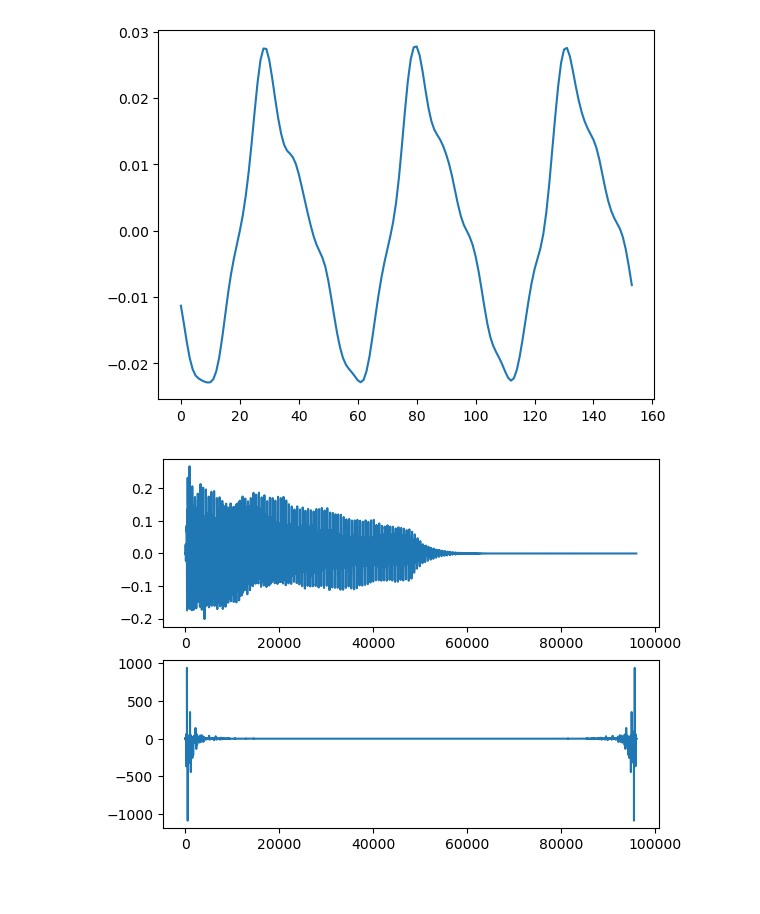
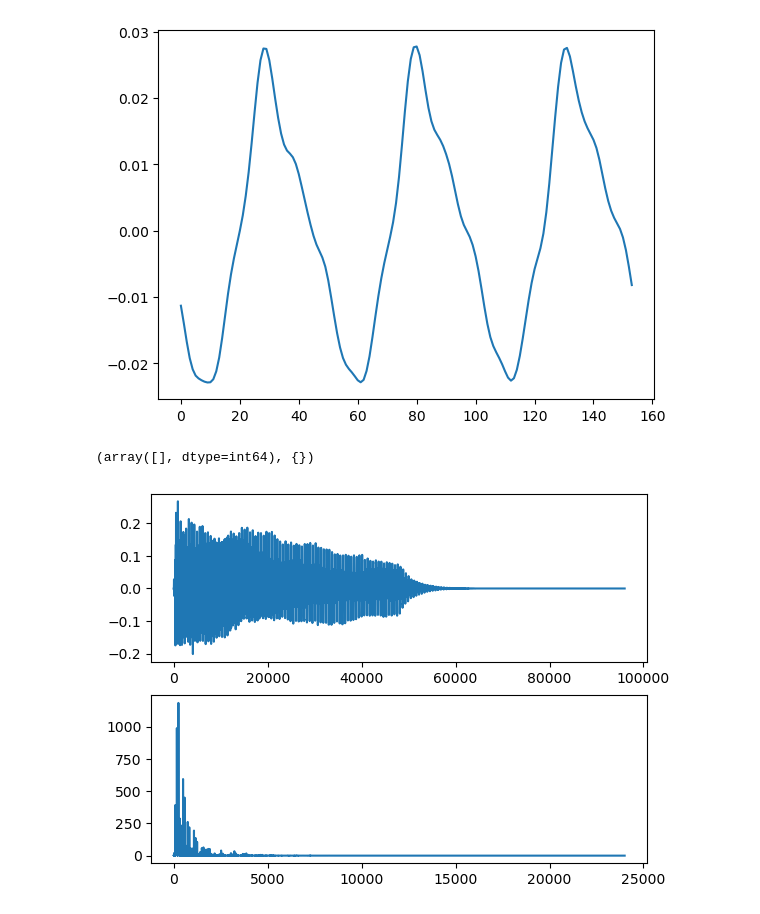
Before and after one commit to jirmusovic/Signaly-a-systemy, a Jupyter notebook: py/proj.ipynb, the cells around one changed output. Saved outputs shown, nothing was run; the diff lists cells and outputs as text; code cells hidden in the pictures.

```diff
--- a/py/proj.ipynb
+++ b/py/proj.ipynb
@@ -59,18 +59,32 @@ plt.show()
 [figure]
 [figure]
 # %%
-tone, Fs = sf.read("klavir.wav")
+import soundfile as sf
+import matplotlib.pyplot as plt
+import numpy as np
+import scipy.signal as ss
+
 plt.figure()
 plt.subplot(211)
-num = 40
+
+tone, Fs = sf.read("klavir.wav")
+
 midi = 24
 sample = 2*Fs
+num = 40
 tmp = sample * (num - midi)
 wave = tone[tmp : tmp + sample]
 plt.plot(wave)
 plt.subplot(212)
+
 dft = np.fft.fft(wave)
-plt.plot(dft)
+var = np.abs(dft)
+halb = var[:var.size // 2]
+idk = np.arange(halb.size)*(Fs / wave.size)
+
+plt.plot(idk, halb)
+
 plt.show()
 # %% [output]
+(array([], dtype=int64), {})
-[figure, old version]
+[figure, new version]
```
Also changed, not shown: parts of 1 cell of this notebook, 1 other file.
